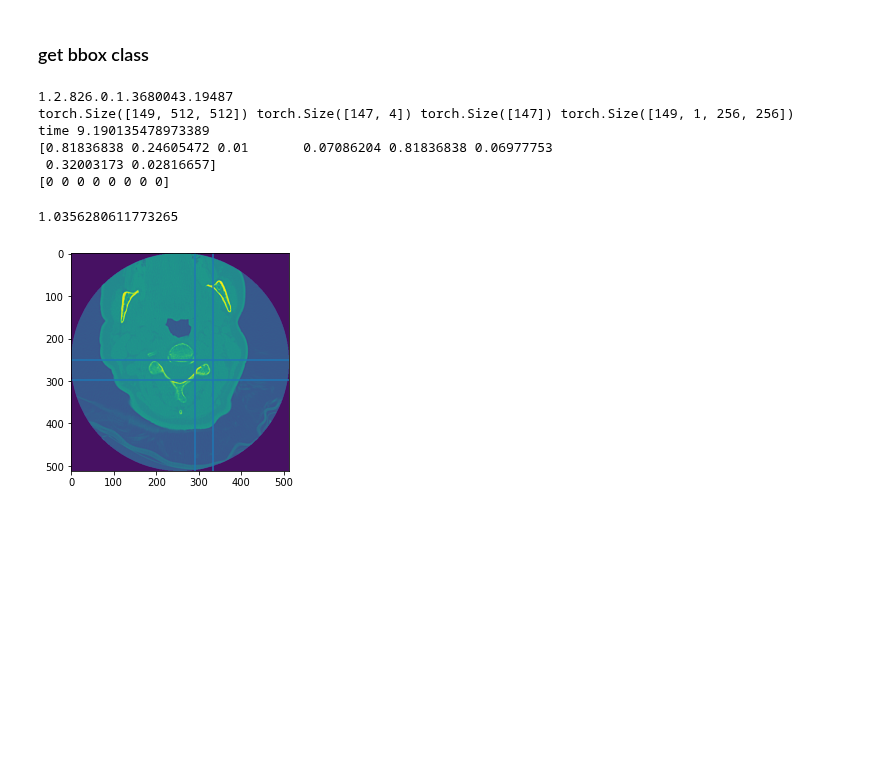
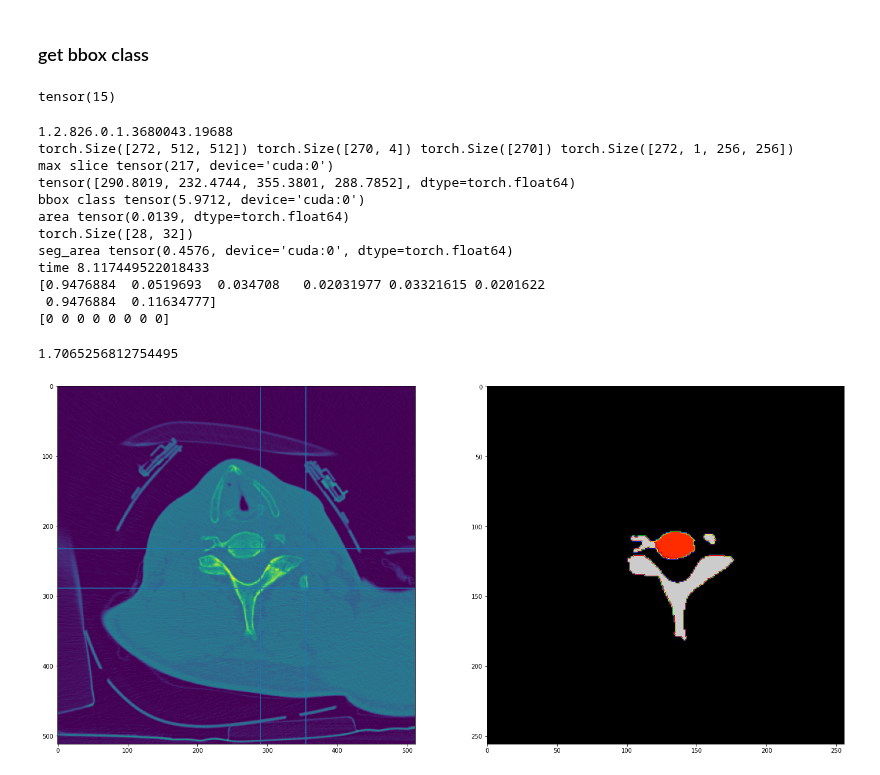
Before and after one commit to ghty011/cervical_spine, a Jupyter notebook: final/submit_axial_detection_2.ipynb, the cells around one changed output. Cells and saved outputs as stored; diff of their text form; code cells hidden in the pictures; blank space fills up the shorter version.

```diff
--- a/final/submit_axial_detection_2.ipynb
+++ b/final/submit_axial_detection_2.ipynb
@@ -1,5 +1,5 @@
 # %%
-segmentation_checkpoint="axial_segmentation_effseg_163725-epoch-100.pth"
+segmentation_checkpoint="axial_segmentation_effseg_132508-epoch-100.pth"
 axial_det_checkpoint="axial_detection_effdet_134352-epoch-52.pth"
 # %%
 import pandas as pd
@@ -362,7 +362,7 @@ def det_patient(imgs_tensor, model, boundary, batch_size=8):
 
     # det_result.append(torch.tensor([0,0,0,0,0,0]))
     det_result = torch.cat(det_result, axis=0)
-    det_result = check_detection_result(det_result, threshold=0.1)
+    # det_result = check_detection_result(det_result, threshold=0.1)
     bboxes, scores = get_original_bbox(det_result[:, :4], boundary), det_result[:, 4]
 
     return bboxes, scores
@@ -453,6 +453,12 @@ def get_prob(scores, class_list, eps=1e-2):
 
 # prob = get_prob(scores, class_list)
 # print(prob)
+# %%
+a = torch.randn((4, 5))
+a[2, :] = 0
+a.count_nonzero()
+# %% [output]
+tensor(15)
 # %%
 @torch.no_grad()
 def infer_patient(UID, return_prob=True, plot=False):
@@ -483,13 +489,36 @@ def infer_patient(UID, return_prob=True, plot=False):
 
     if plot is True:
         print(imgs_tensor.shape, bboxes.shape, scores.shape, seg_result.shape)
+
         max_slice = scores.argmax()
         max_bbox = bboxes[max_slice].cpu()
-        plt.imshow(imgs_tensor[max_slice, :, :].cpu())
-        plt.axvline(max_bbox[0])
-        plt.axvline(max_bbox[2])
-        plt.axhline(max_bbox[1])
-        plt.axhline(max_bbox[3])
+        print("max slice", max_slice)
+        print(max_bbox)
+        _, axs = plt.subplots(1, 2, figsize=(24, 12))
+
+        axs[0].imshow(imgs_tensor[max_slice, :, :].cpu())
+        axs[0].axvline(max_bbox[0])
+        axs[0].axvline(max_bbox[2])
+        axs[0].axhline(max_bbox[1])
+        axs[0].axhline(max_bbox[3])
+
+        max_seg = seg_result[max_slice, 0, :, :]
+        max_seg = torch.round(max_seg / 0.125)
+
+        # max_seg 에서 비례
+        max_bbox = max_bbox / 2
+        bbox_seg = max_seg[max_bbox[1].int():max_bbox[3].int(), max_bbox[0].int():max_bbox[2].int()]
+        print("bbox class", bbox_seg[bbox_seg>0].mean())
+
+        bbox_area = (max_bbox[3] - max_bbox[1]) * (max_bbox[2] - max_bbox[0])
+        area_portion =  bbox_area / 256. / 256.
+        print("area", area_portion)
+
+        print(bbox_seg.shape)
+        # axs[1].imshow(bbox_seg.cpu(), cmap='nipy_spectral')
+        print("seg_area" ,bbox_seg.count_nonzero() / bbox_area)
+
+        axs[1].imshow(max_seg.cpu(), cmap='nipy_spectral')
 
     class_list = get_bbox_class_list(seg_result[1:-1, 0, :, :], bboxes / 2)
     prob = get_prob(scores, class_list)
@@ -509,31 +538,39 @@ def infer_patient(UID, return_prob=True, plot=False):
         }
 # %%
 
-index = 628
+index = 646
 UID = train_df.iloc[index]['StudyInstanceUID']
 print(UID)
 label = train_df.iloc[index][['patient_overall', 'C1','C2','C3','C4','C5','C6','C7']].values
 
 start_time = time.time()
 
 prob = infer_patient(UID, plot=True)
 
 
 end_time = time.time()
 
 print("time" , end_time - start_time)
 
 print(prob)
 print(label)
+
+
 loss = cal_loss(prob, label)
 loss
 # %% [output]
-1.2.826.0.1.3680043.19487
-torch.Size([149, 512, 512]) torch.Size([147, 4]) torch.Size([147]) torch.Size([149, 1, 256, 256])
-time 9.190135478973389
-[0.81836838 0.24605472 0.01       0.07086204 0.81836838 0.06977753
- 0.32003173 0.02816657]
+1.2.826.0.1.3680043.19688
+torch.Size([272, 512, 512]) torch.Size([270, 4]) torch.Size([270]) torch.Size([272, 1, 256, 256])
+max slice tensor(217, device='cuda:0')
+tensor([290.8019, 232.4744, 355.3801, 288.7852], dtype=torch.float64)
+bbox class tensor(5.9712, device='cuda:0')
+area tensor(0.0139, dtype=torch.float64)
+torch.Size([28, 32])
+seg_area tensor(0.4576, device='cuda:0', dtype=torch.float64)
+time 8.117449522018433
+[0.9476884  0.0519693  0.034708   0.02031977 0.03321615 0.0201622
+ 0.9476884  0.11634777]
 [0 0 0 0 0 0 0 0]
-1.0356280611773265
+1.7065256812754495
-[figure, old version]
+[figure, new version]
 # %%
```
Also changed, not shown: parts of 2 cells of this notebook, 3 other files.
